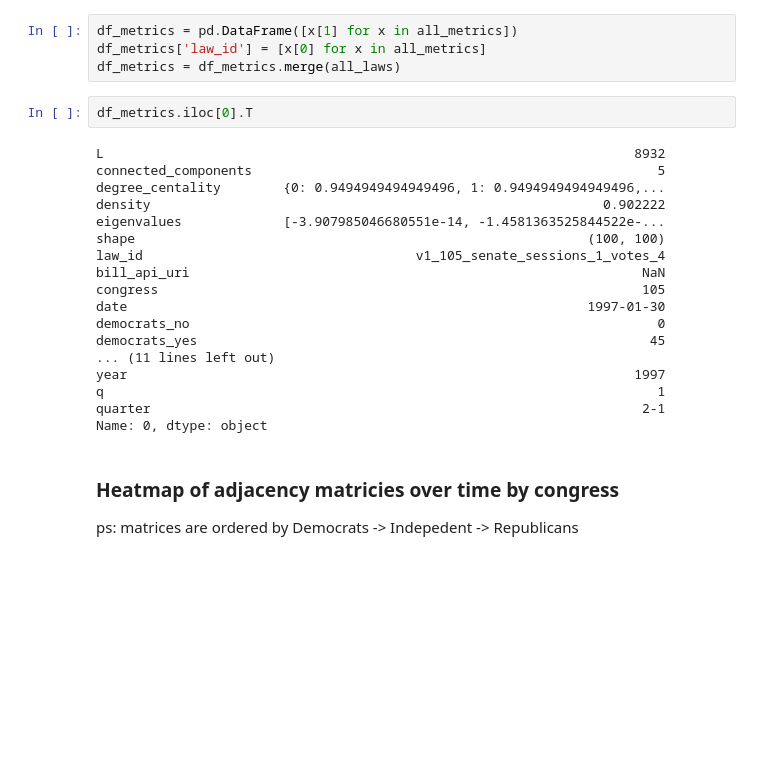
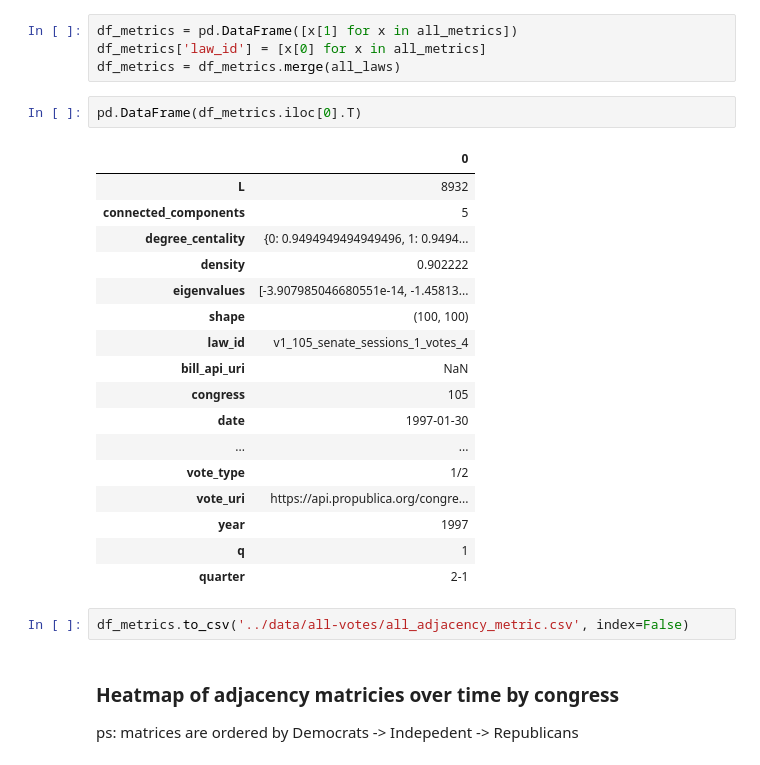
Before and after one commit to roman-bachmann/US-Senators, a Jupyter notebook: notebooks/analysis-historical-adjacency.ipynb, the cells around one changed output. Cells and saved outputs as stored; diff of their text form; blank space fills up the shorter version.

```diff
--- a/notebooks/analysis-historical-adjacency.ipynb
+++ b/notebooks/analysis-historical-adjacency.ipynb
@@ -66,25 +66,27 @@ df_metrics = pd.DataFrame([x[1] for x in all_metrics])
 df_metrics['law_id'] = [x[0] for x in all_metrics]
 df_metrics = df_metrics.merge(all_laws)
 # %%
-df_metrics.iloc[0].T
+pd.DataFrame(df_metrics.iloc[0].T)
 # %% [output]
-L                                                                    8932
-connected_components                                                    5
-degree_centality        {0: 0.9494949494949496, 1: 0.9494949494949496,...
-density                                                          0.902222
-eigenvalues             [-3.907985046680551e-14, -1.4581363525844522e-...
-shape                                                          (100, 100)
-law_id                                   v1_105_senate_sessions_1_votes_4
-bill_api_uri                                                          NaN
-congress                                                              105
-date                                                           1997-01-30
-democrats_no                                                            0
-democrats_yes                                                          45
-... (11 lines left out)
-year                                                                 1997
-q                                                                       1
-quarter                                                               2-1
-Name: 0, dtype: object
+|  | 0 |
+| L | 8932 |
+| connected_components | 5 |
+| degree_centality | {0: 0.9494949494949496, 1: 0.9494... |
+| density | 0.902222 |
+| eigenvalues | [-3.907985046680551e-14, -1.45813... |
+| shape | (100, 100) |
+| law_id | v1_105_senate_sessions_1_votes_4 |
+| bill_api_uri | NaN |
+| congress | 105 |
+| date | 1997-01-30 |
+| ... | ... |
+| vote_type | 1/2 |
+| vote_uri | https://api.propublica.org/congre... |
+| year | 1997 |
+| q | 1 |
+| quarter | 2-1 |
+# %%
+df_metrics.to_csv('../data/all-votes/all_adjacency_metric.csv', index=False)
 # %% [markdown]
 ### Heatmap of adjacency matricies over time by congress
 ps: matrices are ordered by Democrats -> Indepedent -> Republicans
```
Also changed, not shown: 3 other files.
